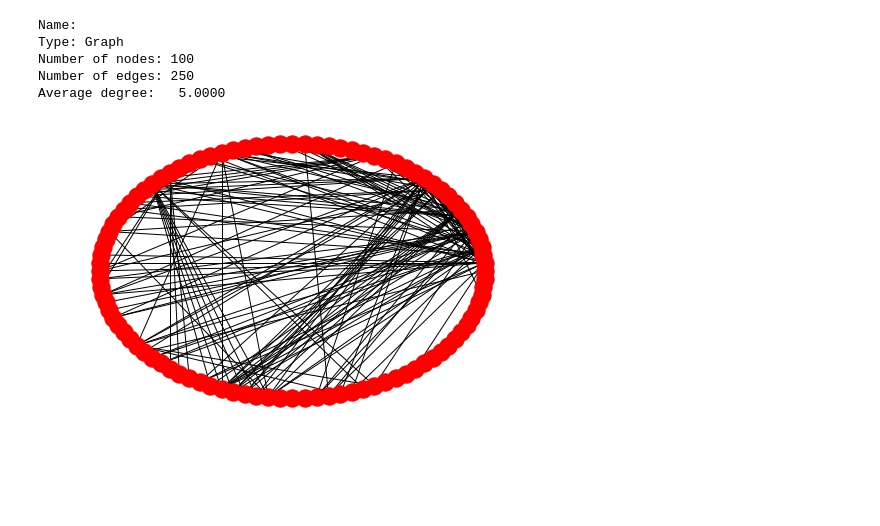
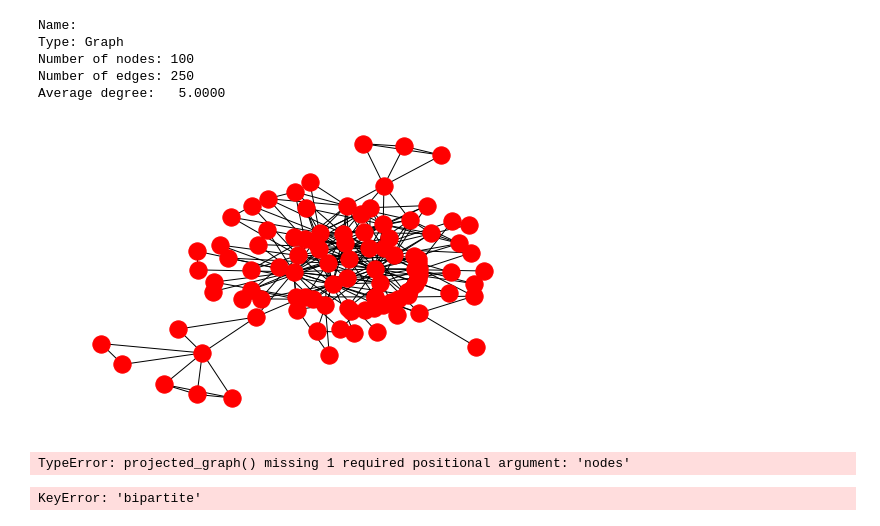
Before and after one commit to SyedMohammadNomanAkhtar/Pakistan-Film-Industry, a Jupyter notebook: DISCRETE PROJECT.ipynb, the cells around one changed output. Saved outputs shown, nothing was run; the diff lists cells and outputs as text; code cells hidden in the pictures; blank space fills up the shorter version.

```diff
--- a/DISCRETE PROJECT.ipynb
+++ b/DISCRETE PROJECT.ipynb
@@ -1,14 +263,14 @@
 # %%
 import networkx as nx
 import matplotlib.pylab as pit
 g=nx.read_edgelist("cas.txt")
 print(nx.info(g))
-nx.draw_circular(g)
+nx.draw_kamada_kawai(g)
 pit.show()
 # %% [output]
 Name:
 Type: Graph
 Number of nodes: 100
 Number of edges: 250
 Average degree:   5.0000
-[figure, old version]
+[figure, new version]
@@ -14,0 +286,13 @@ Average degree:   5.0000
+# %%
+g = nx.read_edgelist("cas.txt")
+c = bipartite.color(g)
+nx.set_node_attributes(g, c, 'bipartite')
+# %% [output]
+TypeError: projected_graph() missing 1 required positional argument: 'nodes'
+# %%
+type1  = {n for n, d in g.nodes(data=True) if d['bipartite']==0}
+type2  = {n for n, d in g.nodes(data=True) if d['bipartite']==1}
+type1g = bipartite.projected_graph(g, type1)
+type2g = bipartite.projected_graph(g, type2)
+# %% [output]
+KeyError: 'bipartite'
```
Also changed, not shown: parts of 11 cells of this notebook.
